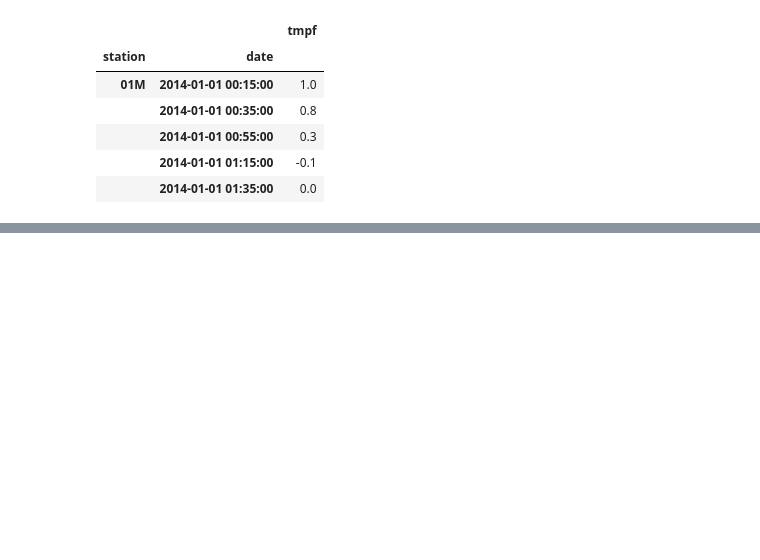
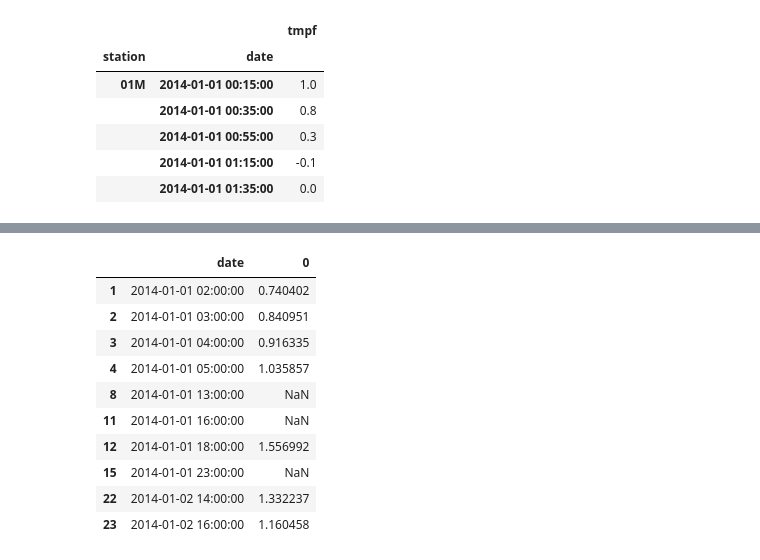
Before and after one commit to gr4vytr0n/pandas_, a Jupyter notebook: modern/part3.ipynb, the cells around one changed output, grey strips where cells are left out. Saved outputs shown, nothing was run; the diff lists cells and outputs as text; code cells hidden in the pictures; blank space fills up the shorter version.

```diff
--- a/modern/part3.ipynb
+++ b/modern/part3.ipynb
@@ -206,0 +272,25 @@ temp2.head()
+# %%
+# abover operations (w/ alignment) --- w/out automagic
+temp2 = temp.reset_index()
+sped2 = sped.reset_index()
+
+# Find rows where the operation is defined
+common_dates = pd.Index(temp2.date) & sped2.date
+pd.concat([
+    # concat to not lose date information
+    sped2.loc[sped2['date'].isin(common_dates), 'date'],
+    (sped2.loc[sped2.date.isin(common_dates), 'sped'] /
+     temp2.loc[temp2.date.isin(common_dates), 'tmpf'])],
+    axis=1).dropna(how='all').head(10)
+# %% [output]
+|  | date | 0 |
+| 1 | 2014-01-01 02:00:00 | 0.740402 |
+| 2 | 2014-01-01 03:00:00 | 0.840951 |
+| 3 | 2014-01-01 04:00:00 | 0.916335 |
+| 4 | 2014-01-01 05:00:00 | 1.035857 |
+| 8 | 2014-01-01 13:00:00 | NaN |
+| 11 | 2014-01-01 16:00:00 | NaN |
+| 12 | 2014-01-01 18:00:00 | 1.556992 |
+| 15 | 2014-01-01 23:00:00 | NaN |
+| 22 | 2014-01-02 14:00:00 | 1.332237 |
+| 23 | 2014-01-02 16:00:00 | 1.160458 |
```
Also changed, not shown: parts of 8 cells of this notebook.
